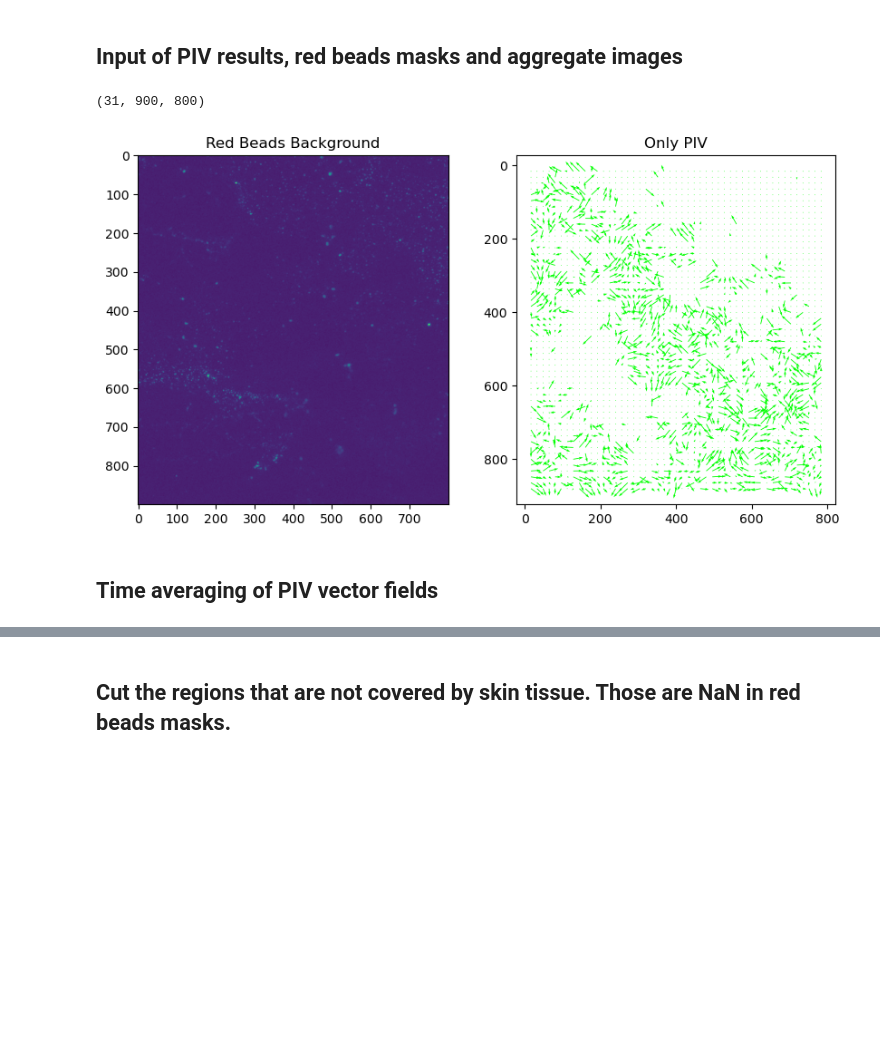
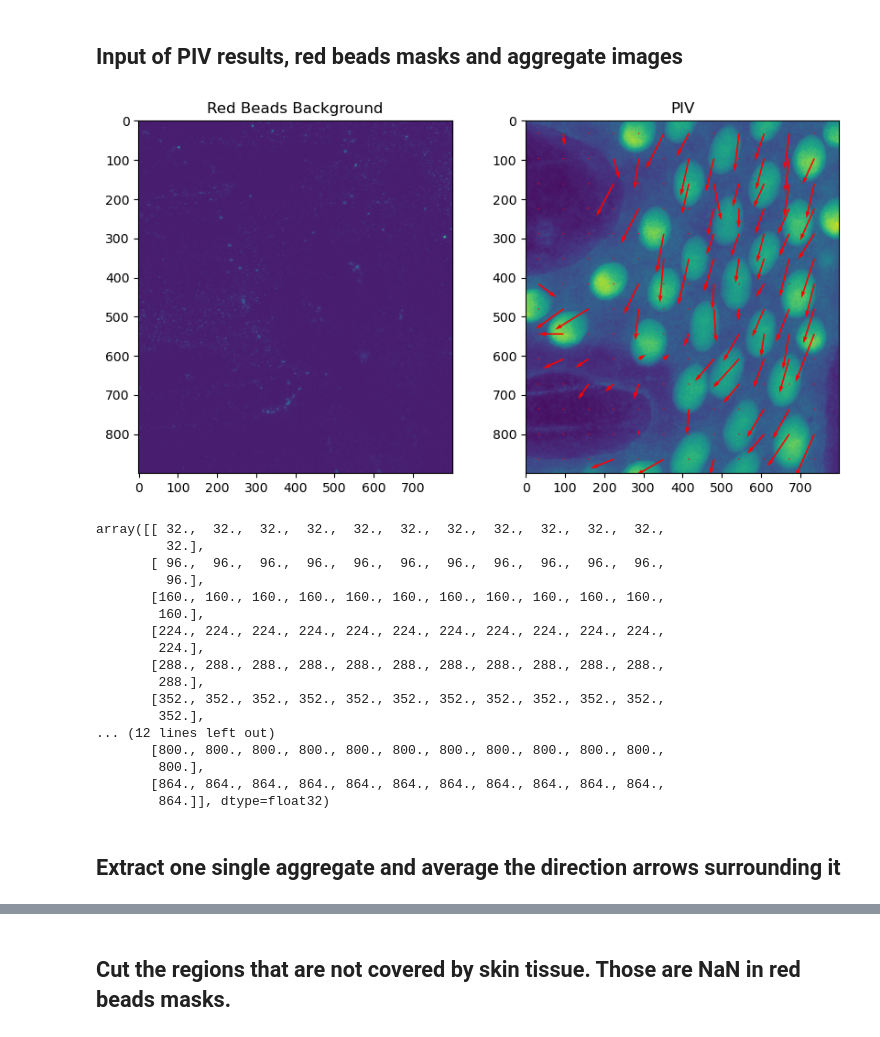
Before and after one commit to rzhou-space/PIV_analysis_headon_data, a Jupyter notebook: RedBeads/PIV_postprocessing.ipynb, the cells around one changed output, grey strips where cells are left out. Drawn from its saved outputs; the diff is of its cells as text; code cells hidden in the pictures; blank space fills up the shorter version.

```diff
--- a/RedBeads/PIV_postprocessing.ipynb
+++ b/RedBeads/PIV_postprocessing.ipynb
@@ -17,36 +18,43 @@ with h5py.File(h5_file_path, "r") as h5f:
+# %%
+h5_file_path = "F:/PhD_Franziska/Headon/RedBeads/piv_cut1(2)/total_subregion_piv"
+with h5py.File(h5_file_path+"/U_matrix", "r") as h5f:
+    U = h5f["matrix"][:] # shape: frame, rows, columns
+
+with h5py.File(h5_file_path+"/V_matrix", "r") as h5f:
+    V = h5f["matrix"][:]
+
+with h5py.File(h5_file_path+"/M_matrix", "r") as h5f:
+    M = h5f["matrix"][:]
+
+with h5py.File(h5_file_path+"/xgrid_matrix", "r") as h5f:
+    xgrid = h5f["matrix"][:]
+
+with h5py.File(h5_file_path+"/ygrid_matrix", "r") as h5f:
+    ygrid = h5f["matrix"][:]
 # %%
-# open .h5 file of cutted masked red beads images.
-red_beads_file_path = "F:/PhD_Franziska/Headon/RedBeads/mask_red_beads_cut1.h5"
-with h5py.File(red_beads_file_path, "r") as h5f:
-    masked_red_beads = h5f["masked_red_beads"][:]
+# # open .h5 file of cutted masked red beads images.
+# red_beads_file_path = "F:/PhD_Franziska/Headon/RedBeads/mask_red_beads_cut1.h5"
+# with h5py.File(red_beads_file_path, "r") as h5f:
+#     masked_red_beads = h5f["masked_red_beads"][:]
 # %%
 # open .h5 file for aggregate images and original red beads images
 aggregate_file_path = "F:/PhD_Franziska/Headon/RedBeads/subregion_cut1(2).h5"
 with h5py.File(aggregate_file_path, "r") as h5f:
     aggregate = h5f["green"][:]
     red_beads = h5f["red"][:]
-# %%
-sub_frame = red_beads[99:130]
-sub_frame_aggregate = aggregate[99:130]
-sub_frame.shape
-# %% [output]
-(31, 900, 800)
 # %%
-t = 0
+t = 20
 
 plt.figure(figsize=(10, 5))
 
 plt.subplot(1, 2, 1)
 plt.title("Red Beads Background")
-# plt.imshow(sub_frame_aggregate[t])
-plt.imshow(sub_frame[t])
+plt.imshow(red_beads[t])
 
 plt.subplot(1, 2, 2)
-plt.title("Only PIV")
-plt.quiver(ygrid[t], xgrid[t], U[t], V[t], color = "lime")
-plt.gca().invert_yaxis()
+plt.title("PIV")
+plt.imshow(aggregate[300])
+plt.quiver(ygrid[t], xgrid[t], U[t], -V[t], color = "red", scale=80)
 plt.show()
 # %% [output]
-[figure, old version]
+[figure, new version]
-# %% [markdown]
-## Time averaging of PIV vector fields
@@ -81,0 +61,22 @@ def vector_avg(U, V, M, t, interval):
+# %%
+xgrid[0]
+# %% [output]
+array([[ 32.,  32.,  32.,  32.,  32.,  32.,  32.,  32.,  32.,  32.,  32.,
+         32.],
+       [ 96.,  96.,  96.,  96.,  96.,  96.,  96.,  96.,  96.,  96.,  96.,
+         96.],
+       [160., 160., 160., 160., 160., 160., 160., 160., 160., 160., 160.,
+        160.],
+       [224., 224., 224., 224., 224., 224., 224., 224., 224., 224., 224.,
+        224.],
+       [288., 288., 288., 288., 288., 288., 288., 288., 288., 288., 288.,
+        288.],
+       [352., 352., 352., 352., 352., 352., 352., 352., 352., 352., 352.,
+        352.],
+... (12 lines left out)
+       [800., 800., 800., 800., 800., 800., 800., 800., 800., 800., 800.,
+        800.],
+       [864., 864., 864., 864., 864., 864., 864., 864., 864., 864., 864.,
+        864.]], dtype=float32)
+# %% [markdown]
+## Extract one single aggregate and average the direction arrows surrounding it
```
Also changed, not shown: parts of 7 cells of this notebook, 1 other file.
